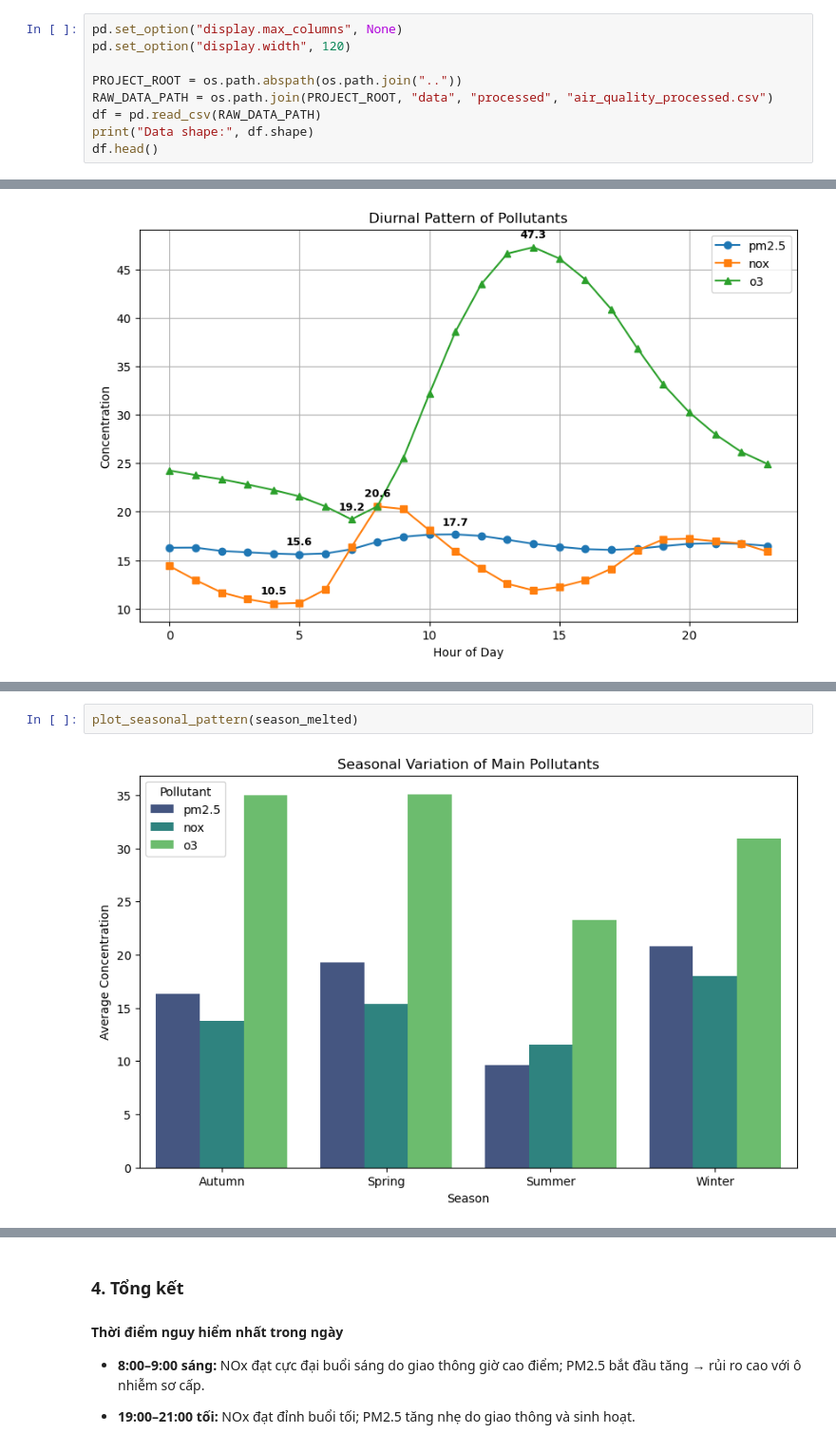
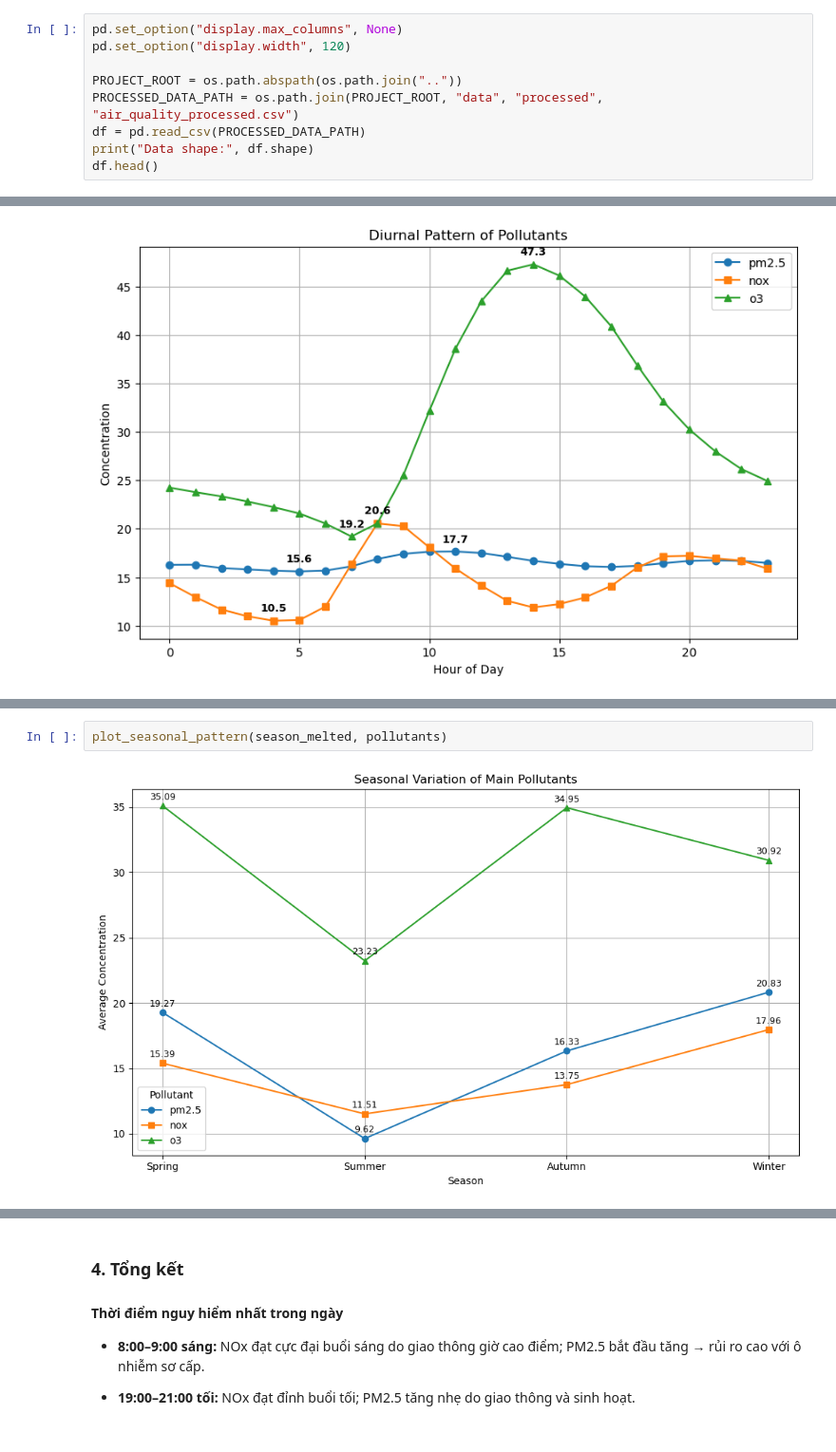
Before and after one commit to AnhTuan28112005/Taiwan-Air-Quality, a Jupyter notebook: notebooks/03_research_question.ipynb, the cells around one changed output, grey strips where cells are left out. Shown at 95% size. Cells and saved outputs as stored; diff of their text form.

```diff
--- a/notebooks/03_research_question.ipynb
+++ b/notebooks/03_research_question.ipynb
@@ -52,8 +52,8 @@ pd.set_option("display.max_columns", None)
 pd.set_option("display.width", 120)
 
 PROJECT_ROOT = os.path.abspath(os.path.join(".."))
-RAW_DATA_PATH = os.path.join(PROJECT_ROOT, "data", "processed", "air_quality_processed.csv")
-df = pd.read_csv(RAW_DATA_PATH)
+PROCESSED_DATA_PATH = os.path.join(PROJECT_ROOT, "data", "processed", "air_quality_processed.csv")
+df = pd.read_csv(PROCESSED_DATA_PATH)
 print("Data shape:", df.shape)
 df.head()
 # %% [output]
@@ -286,9 +279,9 @@ Cho thấy **PM2.5 có nguồn phát thải đa dạng**: không chỉ từ giao
 
 ### 3. Seasonal Pattern – Biến động theo mùa
 # %%
-plot_seasonal_pattern(season_melted)
+plot_seasonal_pattern(season_melted, pollutants)
 # %% [output]
-[figure, old version]
+[figure, new version]
 # %% [markdown]
 ### Nhận xét về biến động theo mùa:
 
```
Also changed, not shown: parts of 23 cells of this notebook, 2 other files.
